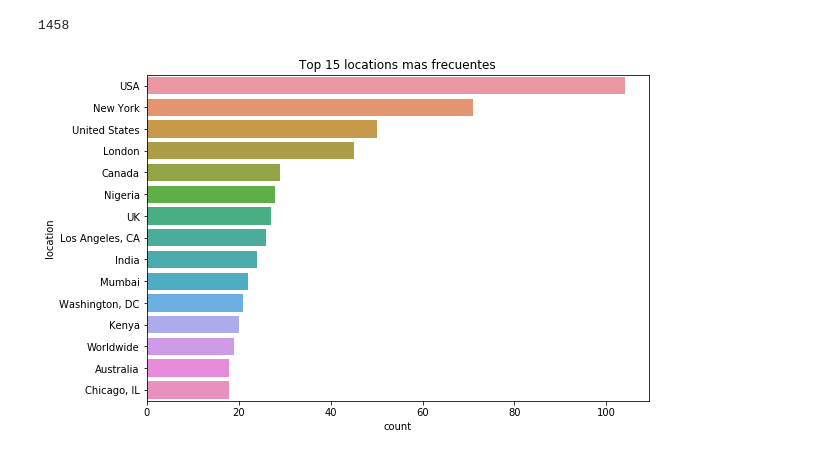
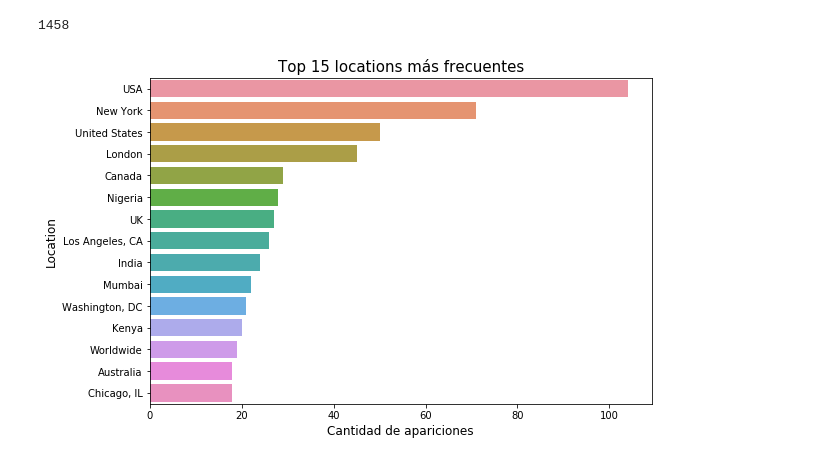
Before and after one commit to AlurrAldrey/OrgaDatosTP, a Jupyter notebook: tp1/keyword_location.ipynb, the cells around one changed output. Drawn from its saved outputs; the diff is of its cells as text; code cells hidden in the pictures.

```diff
--- a/tp1/keyword_location.ipynb
+++ b/tp1/keyword_location.ipynb
@@ -115,11 +136,13 @@ non_disaster_tweets.location.isna().sum()
 # %%
 # Locations mas frecuentes
 plt.figure(figsize=(9,6))
 sns.countplot(y=train.location, order = train.location.value_counts().iloc[:15].index)
-plt.title('Top 15 locations mas frecuentes')
+plt.title('Top 15 locations más frecuentes', fontsize= 15)
+plt.xlabel("Cantidad de apariciones", fontsize=12)
+plt.ylabel("Location", fontsize=12)
 plt.show()
 # %% [output]
-[figure, old version]
+[figure, new version]
 # %%
 #Locations mas frecuentes segun su target
 location_disaster = disaster_tweets.location.value_counts().head(15)
```
Also changed, not shown: parts of 12 cells of this notebook.
